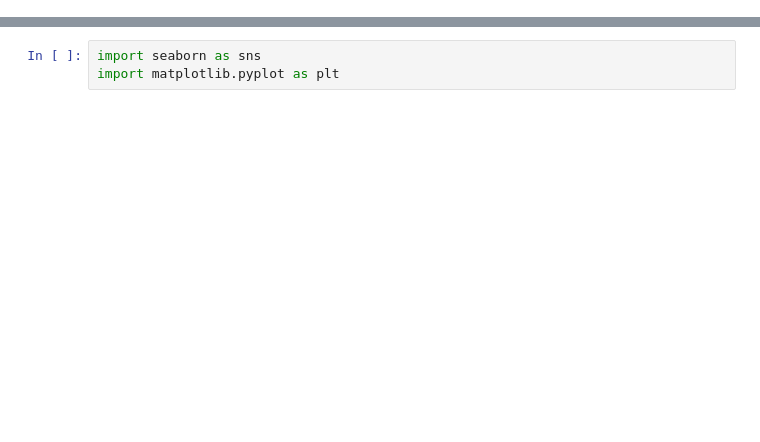
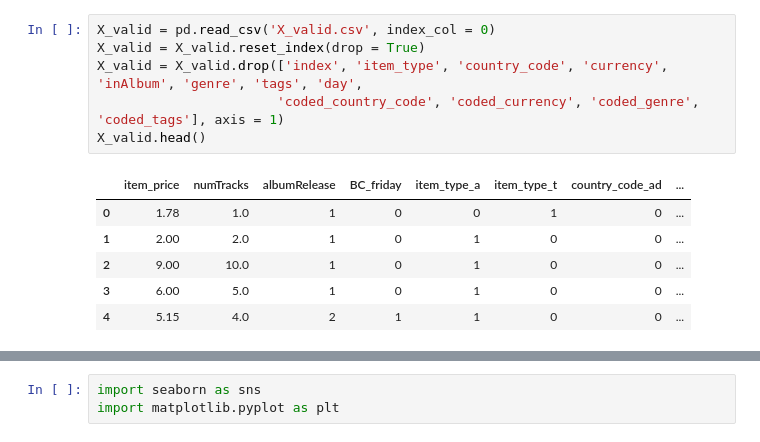
Before and after one commit to Maevezw/Master-Thesis, a Jupyter notebook: NN-training.ipynb, the cells around one changed output, grey strips where cells are left out. Drawn from its saved outputs; the diff is of its cells as text; blank space fills up the shorter version.

```diff
--- a/NN-training.ipynb
+++ b/NN-training.ipynb
@@ -13,0 +22,13 @@ X_valid = X_valid.drop(["Unnamed: 0.1", "Unnamed: 0"], axis = 1)
+# %%
+X_valid = pd.read_csv('X_valid.csv', index_col = 0)
+X_valid = X_valid.reset_index(drop = True)
+X_valid = X_valid.drop(['index', 'item_type', 'country_code', 'currency', 'inAlbum', 'genre', 'tags', 'day',
+                       'coded_country_code', 'coded_currency', 'coded_genre', 'coded_tags'], axis = 1)
+X_valid.head()
+# %% [output]
+|  | item_price | numTracks | albumRelease | BC_friday | item_type_a | item_type_t | country_code_ad | ... |
+| 0 | 1.78 | 1.0 | 1 | 0 | 0 | 1 | 0 | ... |
+| 1 | 2.00 | 2.0 | 1 | 0 | 1 | 0 | 0 | ... |
+| 2 | 9.00 | 10.0 | 1 | 0 | 1 | 0 | 0 | ... |
+| 3 | 6.00 | 5.0 | 1 | 0 | 1 | 0 | 0 | ... |
+| 4 | 5.15 | 4.0 | 2 | 1 | 1 | 0 | 0 | ... |
```
Also changed, not shown: parts of 97 cells of this notebook.
